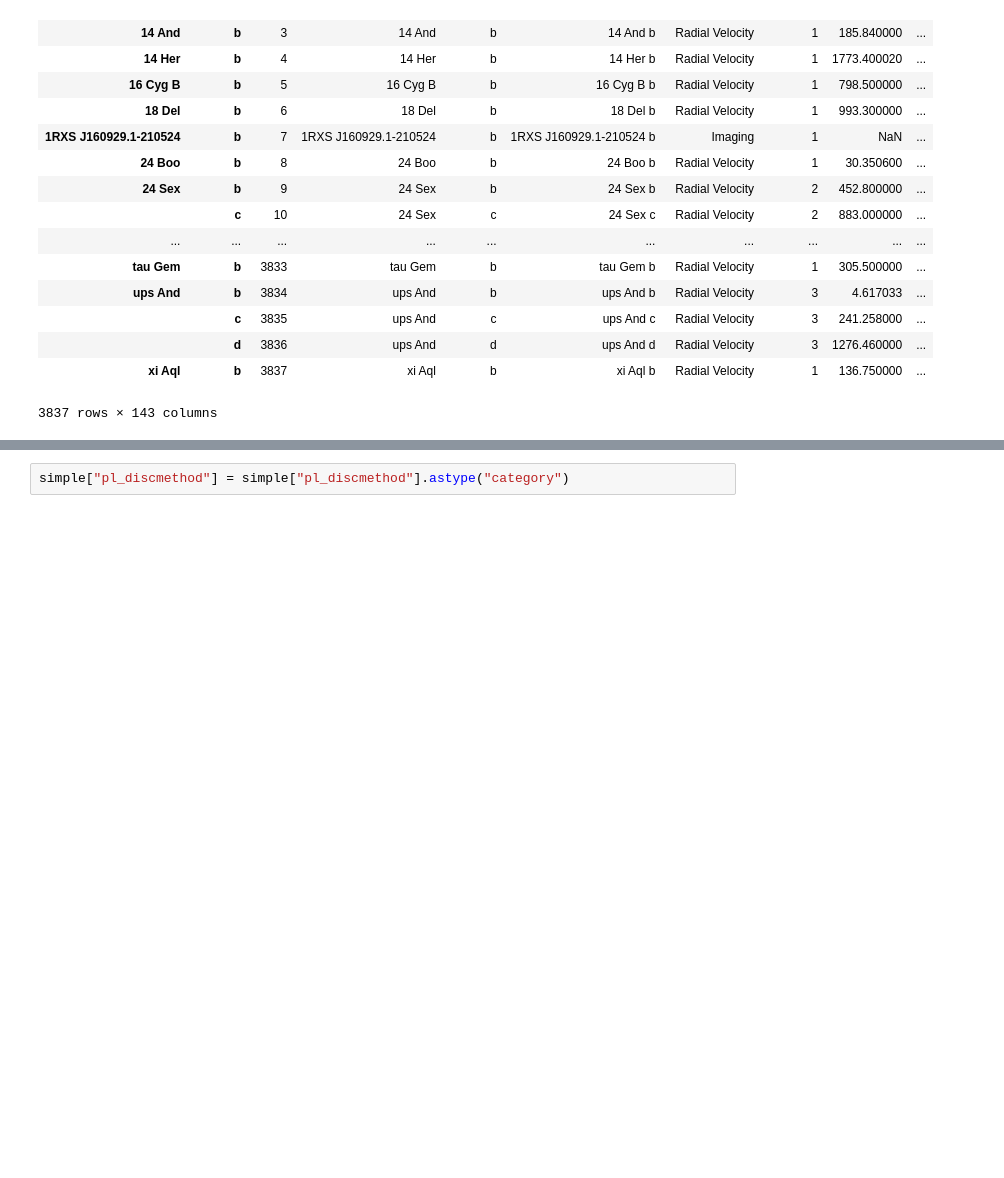
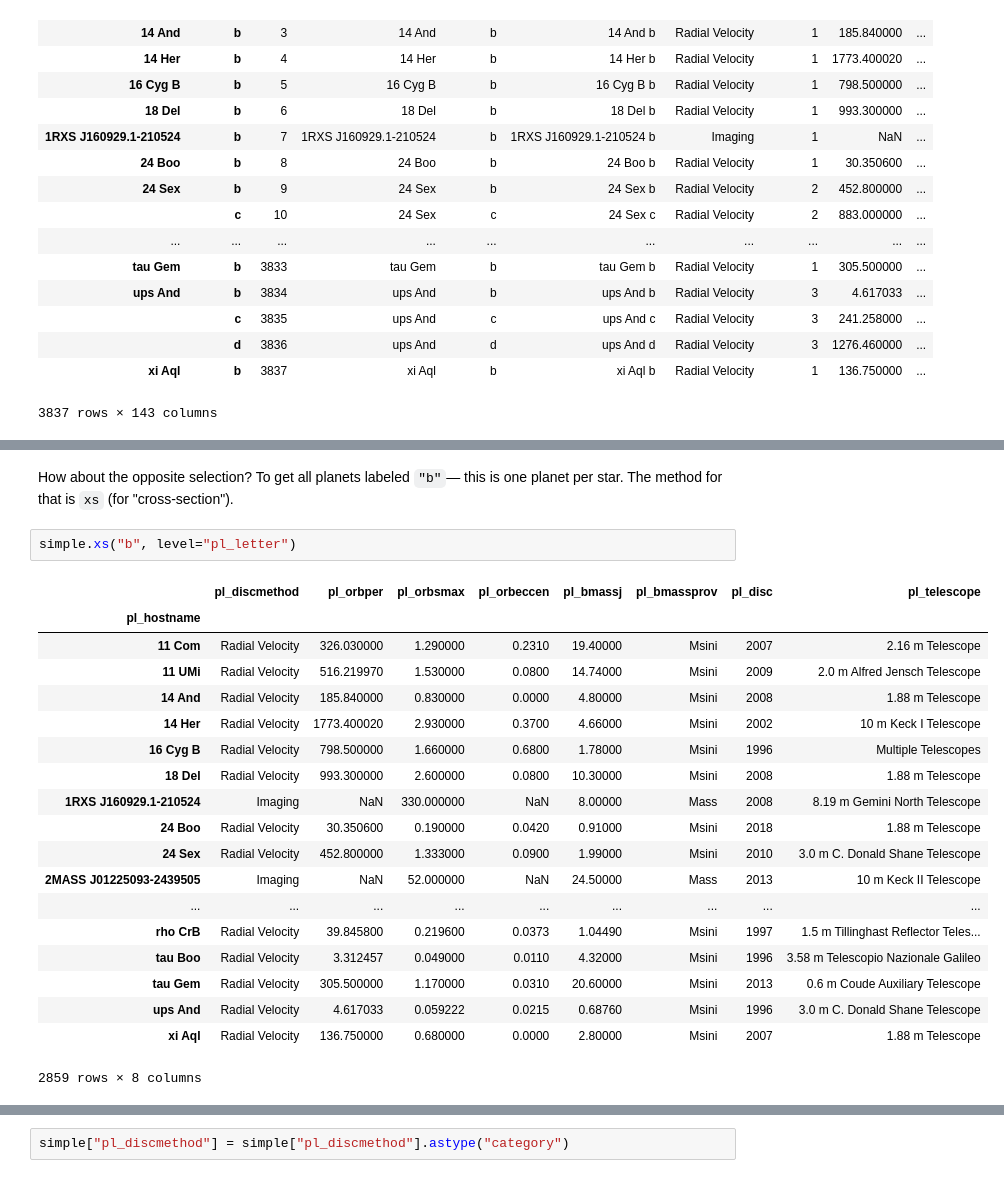
Before and after one commit to jpivarski-talks/python-numpy-mini-course, a Jupyter notebook: 4-pandas.ipynb, the cells around one changed output, grey strips where cells are left out. Saved outputs shown, nothing was run; the diff lists cells and outputs as text; blank space fills up the shorter version.

```diff
--- a/4-pandas.ipynb
+++ b/4-pandas.ipynb
@@ -492,0 +539,24 @@ Discovery method should probably be a categorical variable, rather than strings,
+# %% [markdown]
+How about the opposite selection? To get all planets labeled `"b"`— this is one planet per star. The method for that is `xs` (for "cross-section").
+# %%
+simple.xs("b", level="pl_letter")
+# %% [output]
+|  | pl_discmethod | pl_orbper | pl_orbsmax | pl_orbeccen | pl_bmassj | pl_bmassprov | pl_disc | pl_telescope |
+| pl_hostname |  |  |  |  |  |  |  |  |
+| 11 Com | Radial Velocity | 326.030000 | 1.290000 | 0.2310 | 19.40000 | Msini | 2007 | 2.16 m Telescope |
+| 11 UMi | Radial Velocity | 516.219970 | 1.530000 | 0.0800 | 14.74000 | Msini | 2009 | 2.0 m Alfred Jensch Telescope |
+| 14 And | Radial Velocity | 185.840000 | 0.830000 | 0.0000 | 4.80000 | Msini | 2008 | 1.88 m Telescope |
+| 14 Her | Radial Velocity | 1773.400020 | 2.930000 | 0.3700 | 4.66000 | Msini | 2002 | 10 m Keck I Telescope |
+| 16 Cyg B | Radial Velocity | 798.500000 | 1.660000 | 0.6800 | 1.78000 | Msini | 1996 | Multiple Telescopes |
+| 18 Del | Radial Velocity | 993.300000 | 2.600000 | 0.0800 | 10.30000 | Msini | 2008 | 1.88 m Telescope |
+| 1RXS J160929.1-210524 | Imaging | NaN | 330.000000 | NaN | 8.00000 | Mass | 2008 | 8.19 m Gemini North Telescope |
+| 24 Boo | Radial Velocity | 30.350600 | 0.190000 | 0.0420 | 0.91000 | Msini | 2018 | 1.88 m Telescope |
+| 24 Sex | Radial Velocity | 452.800000 | 1.333000 | 0.0900 | 1.99000 | Msini | 2010 | 3.0 m C. Donald Shane Telescope |
+| 2MASS J01225093-2439505 | Imaging | NaN | 52.000000 | NaN | 24.50000 | Mass | 2013 | 10 m Keck II Telescope |
+| ... | ... | ... | ... | ... | ... | ... | ... | ... |
+| rho CrB | Radial Velocity | 39.845800 | 0.219600 | 0.0373 | 1.04490 | Msini | 1997 | 1.5 m Tillinghast Reflector Teles... |
+| tau Boo | Radial Velocity | 3.312457 | 0.049000 | 0.0110 | 4.32000 | Msini | 1996 | 3.58 m Telescopio Nazionale Galileo |
+| tau Gem | Radial Velocity | 305.500000 | 1.170000 | 0.0310 | 20.60000 | Msini | 2013 | 0.6 m Coude Auxiliary Telescope |
+| ups And | Radial Velocity | 4.617033 | 0.059222 | 0.0215 | 0.68760 | Msini | 1996 | 3.0 m C. Donald Shane Telescope |
+| xi Aql | Radial Velocity | 136.750000 | 0.680000 | 0.0000 | 2.80000 | Msini | 2007 | 1.88 m Telescope |
+2859 rows × 8 columns
```
Also changed, not shown: parts of 33 cells of this notebook.
